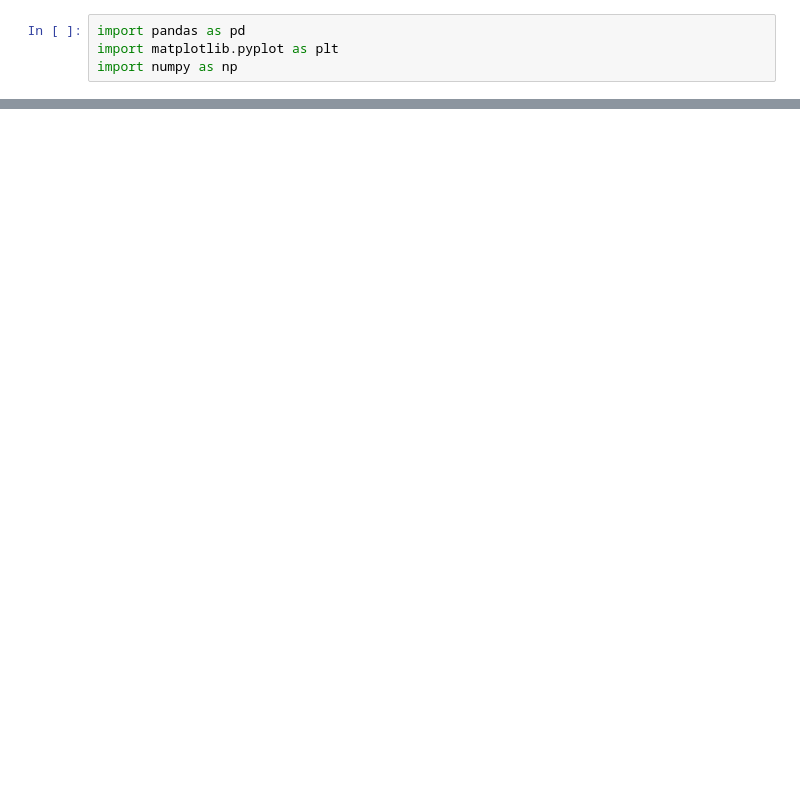
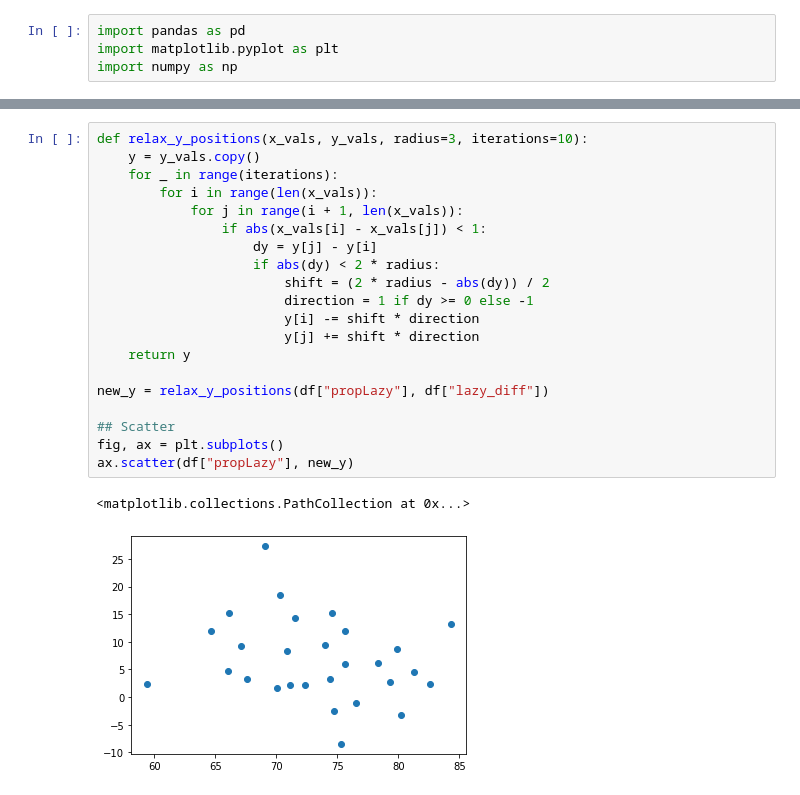
Before and after one commit to Lisa-Ho/d3-playground, a Jupyter notebook: src/components/lazy-cats/analysis/lazy-cats.ipynb, the cells around one changed output, grey strips where cells are left out. Cells and saved outputs as stored; diff of their text form; blank space fills up the shorter version.

```diff
--- a/src/components/lazy-cats/analysis/lazy-cats.ipynb
+++ b/src/components/lazy-cats/analysis/lazy-cats.ipynb
@@ -87,0 +211,23 @@ df[['propActive', 'propLazy',
+# %%
+def relax_y_positions(x_vals, y_vals, radius=3, iterations=10):
+    y = y_vals.copy()
+    for _ in range(iterations):
+        for i in range(len(x_vals)):
+            for j in range(i + 1, len(x_vals)):
+                if abs(x_vals[i] - x_vals[j]) < 1:
+                    dy = y[j] - y[i]
+                    if abs(dy) < 2 * radius:
+                        shift = (2 * radius - abs(dy)) / 2
+                        direction = 1 if dy >= 0 else -1
+                        y[i] -= shift * direction
+                        y[j] += shift * direction
+    return y
+
+new_y = relax_y_positions(df["propLazy"], df["lazy_diff"])
+
+## Scatter
+fig, ax = plt.subplots()
+ax.scatter(df["propLazy"], new_y)
+# %% [output]
+<matplotlib.collections.PathCollection at 0x...>
+[figure, added]
```
Also changed, not shown: parts of 15 cells of this notebook.
